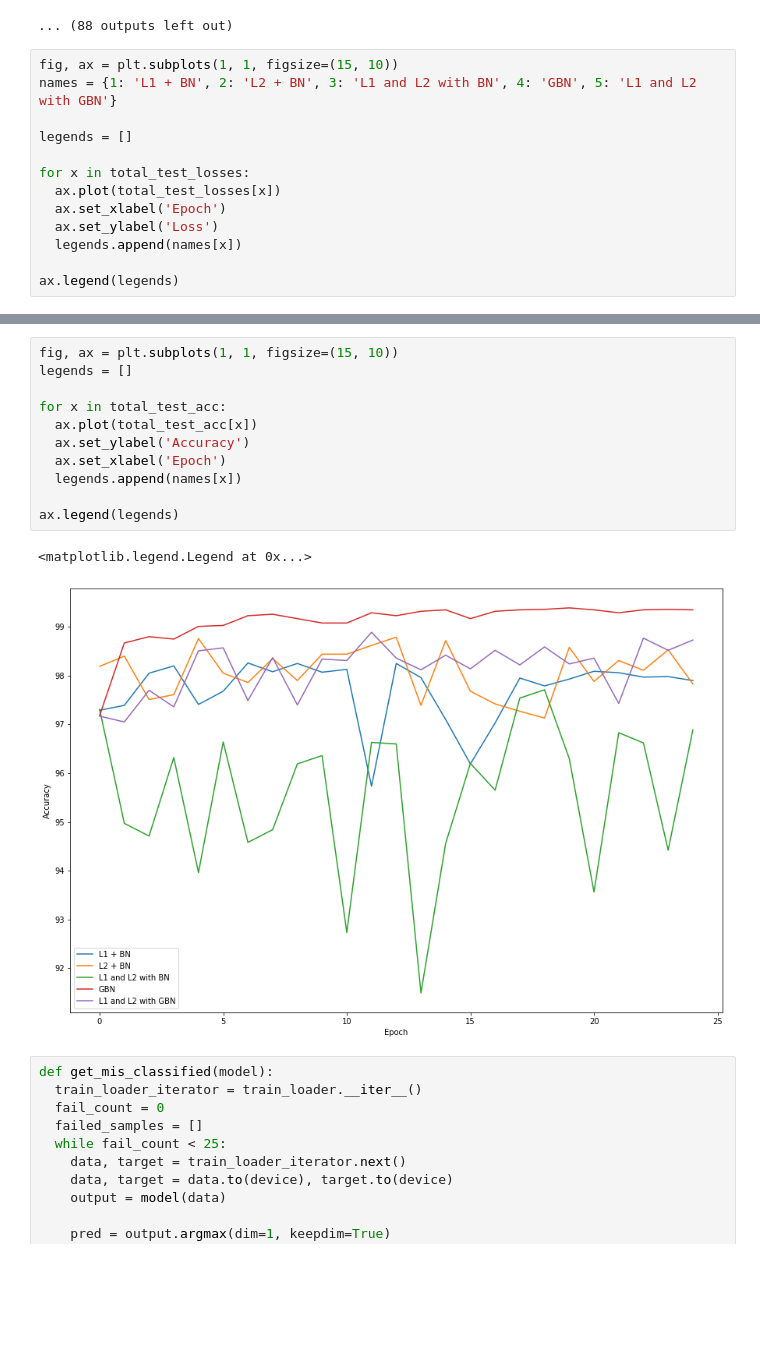
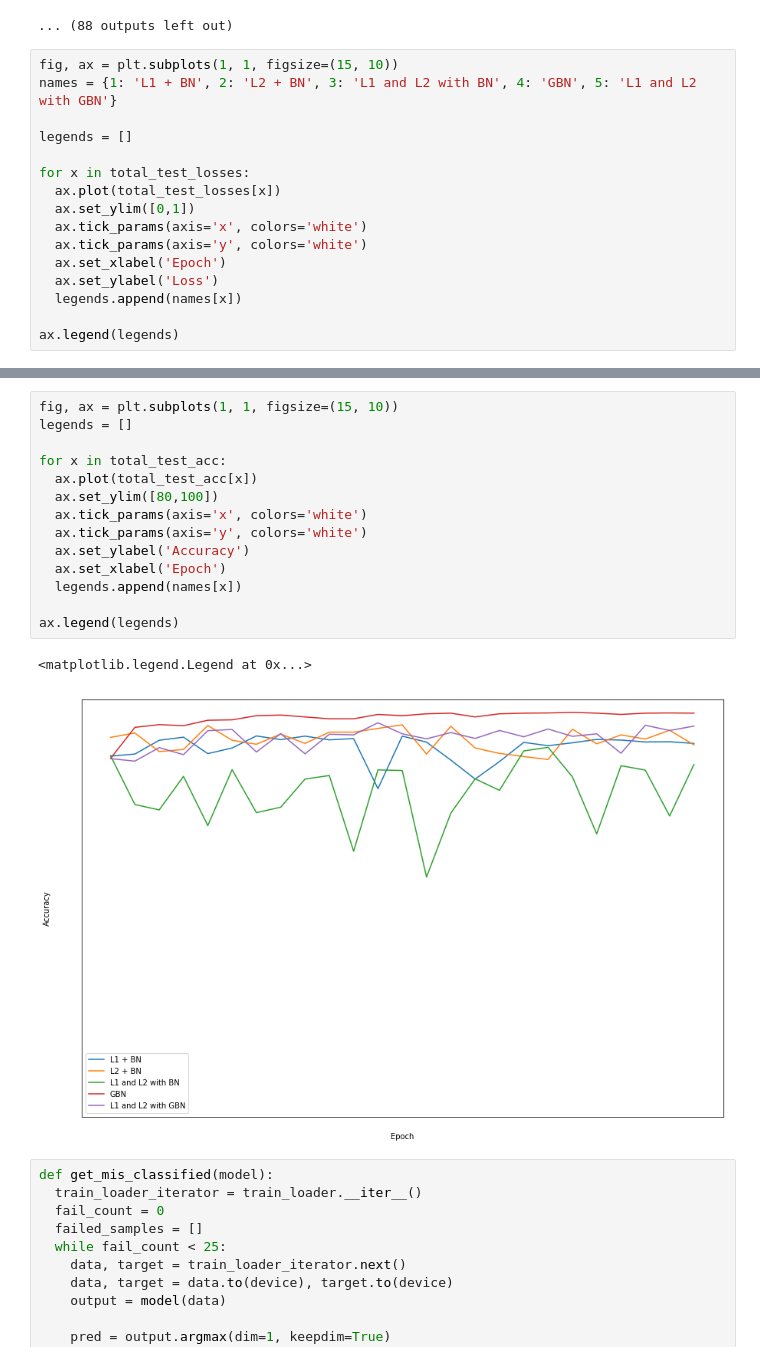
Before and after one commit to sahalk/eva, a Jupyter notebook: Session6/EVA5_Seession6.ipynb, the cells around one changed output, grey strips where cells are left out. Cells and saved outputs as stored; diff of their text form; blank space fills up the shorter version.

Commit message:
Graphs axis changes

```diff
--- a/Session6/EVA5_Seession6.ipynb
+++ b/Session6/EVA5_Seession6.ipynb
@@ -388,6 +388,9 @@ legends = []
 
 for x in total_test_losses:
   ax.plot(total_test_losses[x])
+  ax.set_ylim([0,1])
+  ax.tick_params(axis='x', colors='white')
+  ax.tick_params(axis='y', colors='white')
   ax.set_xlabel('Epoch')
   ax.set_ylabel('Loss')
   legends.append(names[x])
@@ -399,17 +402,20 @@ ax.legend(legends)
 # %%
 fig, ax = plt.subplots(1, 1, figsize=(15, 10))
 legends = []
 
 for x in total_test_acc:
   ax.plot(total_test_acc[x])
+  ax.set_ylim([80,100])
+  ax.tick_params(axis='x', colors='white')
+  ax.tick_params(axis='y', colors='white')
   ax.set_ylabel('Accuracy')
   ax.set_xlabel('Epoch')
   legends.append(names[x])
 
 ax.legend(legends)
 # %% [output]
 <matplotlib.legend.Legend at 0x...>
-[figure, old version]
+[figure, new version]
 # %%
 def get_mis_classified(model):
   train_loader_iterator = train_loader.__iter__()
```
Also changed, not shown: parts of 2 cells of this notebook.
